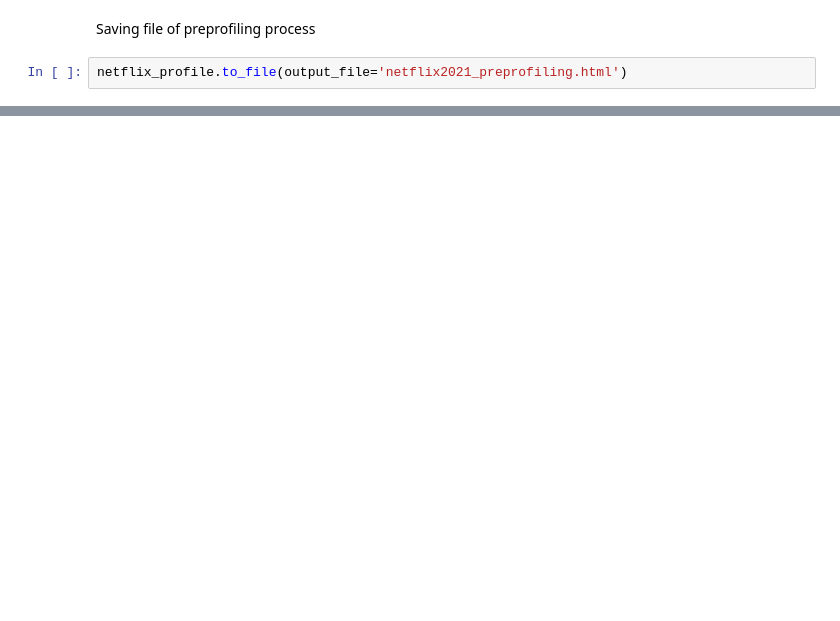
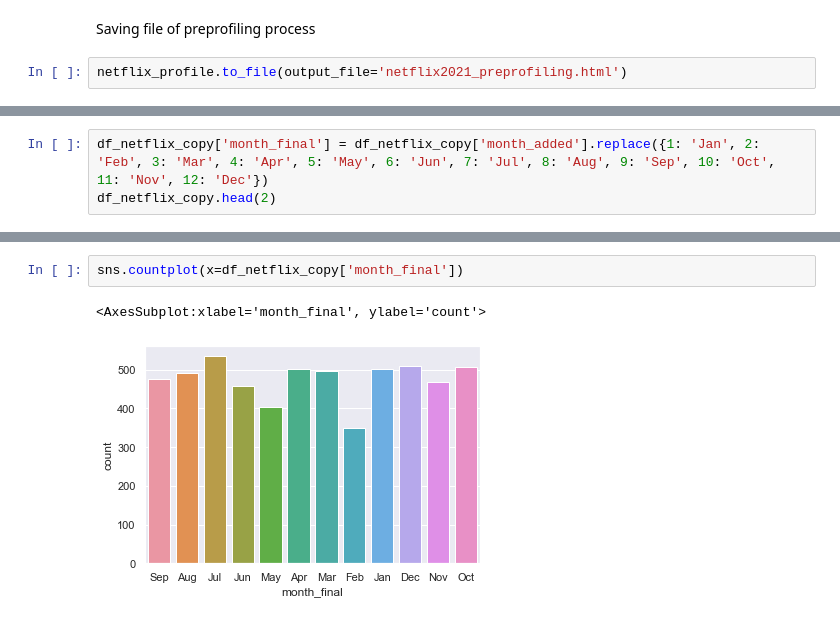
Before and after one commit to esthefaniagapito/Exploratory_Data_Analysis_EDA, a Jupyter notebook: EDA_Classes/EDA_Netflix.ipynb, the cells around one changed output, grey strips where cells are left out. Drawn from its saved outputs; the diff is of its cells as text; blank space fills up the shorter version.

```diff
--- a/EDA_Classes/EDA_Netflix.ipynb
+++ b/EDA_Classes/EDA_Netflix.ipynb
@@ -320,0 +429,3 @@ netflix_profile.to_file(output_file='netflix2021_preprofiling.html')
+# %%
+df_netflix_copy['month_final'] = df_netflix_copy['month_added'].replace({1: 'Jan', 2: 'Feb', 3: 'Mar', 4: 'Apr', 5: 'May', 6: 'Jun', 7: 'Jul', 8: 'Aug', 9: 'Sep', 10: 'Oct', 11: 'Nov', 12: 'Dec'})
+df_netflix_copy.head(2)
@@ -320,0 +452,5 @@ netflix_profile.to_file(output_file='netflix2021_preprofiling.html')
+# %%
+sns.countplot(x=df_netflix_copy['month_final'])
+# %% [output]
+<AxesSubplot:xlabel='month_final', ylabel='count'>
+[figure, added]
```
Also changed, not shown: parts of 29 cells of this notebook.
